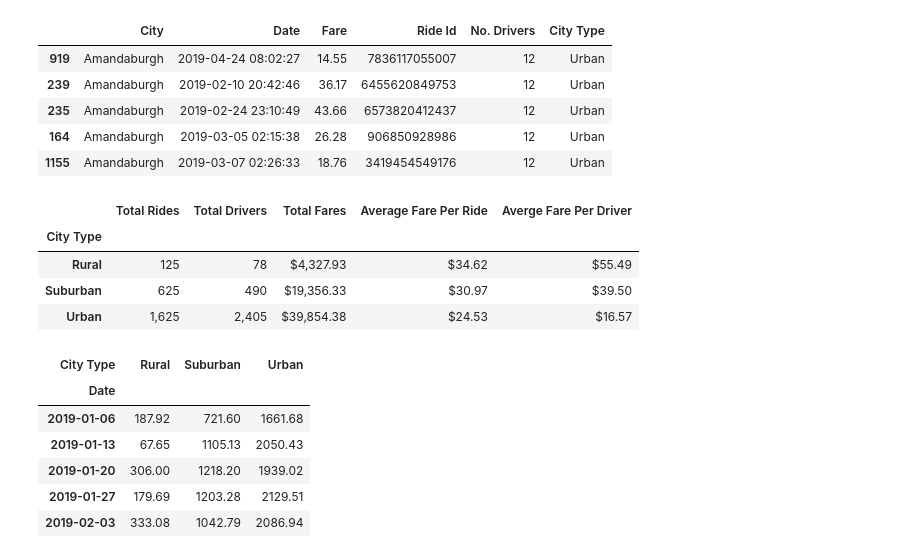
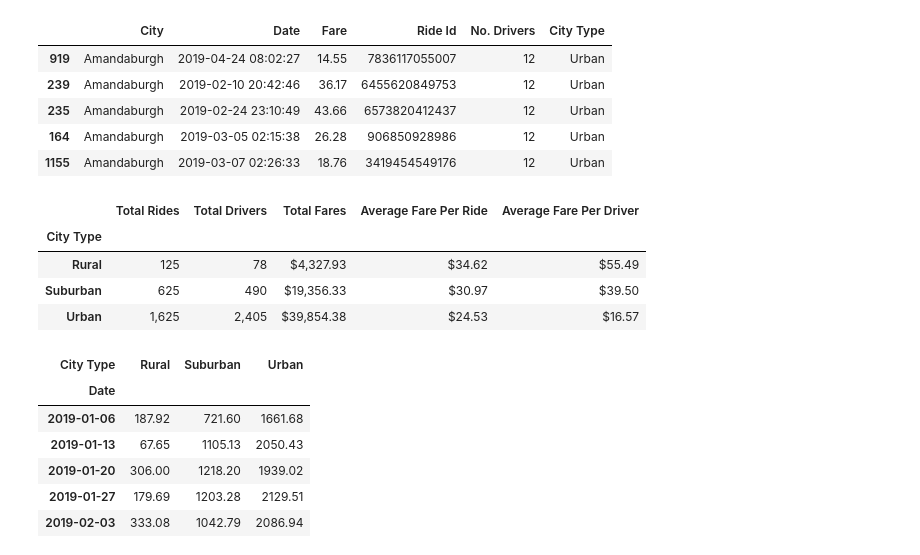
Before and after one commit to berndab/pyber_analysis, a Jupyter notebook: PyBer_Analysis.ipynb, the cells around one changed output. Drawn from its saved outputs; the diff is of its cells as text; code cells hidden in the pictures.

Commit message:
Fixed spelling mistake in summary table

```diff
--- a/PyBer_Analysis.ipynb
+++ b/PyBer_Analysis.ipynb
@@ -206,25 +206,25 @@ per_city_type_avg_fare_per_driver = per_city_type_total_fares / per_city_type_to
 # %%
 data_frame_series_dict = {
                             'Total Rides'             :per_city_type_total_rides,
                             'Total Drivers'           :per_city_type_total_drivers,
                             'Total Fares'             :per_city_type_total_fares,
                             'Average Fare Per Ride'   :per_city_type_avg_fare_per_ride,
-                            'Averge Fare Per Driver'  :per_city_type_avg_fare_per_driver
+                            'Average Fare Per Driver' :per_city_type_avg_fare_per_driver
                          }
 
 pyber_summary_results_df = pd.DataFrame(data_frame_series_dict)
 
 # Formating the PyBer results summary data frame columns
-pyber_summary_results_df['Total Rides']            = pyber_summary_results_df['Total Rides'].map("{:,}".format)
-pyber_summary_results_df['Total Drivers']          = pyber_summary_results_df['Total Drivers'].map("{:,}".format)
-pyber_summary_results_df['Total Fares']            = pyber_summary_results_df['Total Fares'].map("${:,.2f}".format)
-pyber_summary_results_df['Average Fare Per Ride']  = pyber_summary_results_df['Average Fare Per Ride'].map("${:.2f}".format)
-pyber_summary_results_df['Averge Fare Per Driver'] = pyber_summary_results_df['Averge Fare Per Driver'].map("${:.2f}".format)
+pyber_summary_results_df['Total Rides']             = pyber_summary_results_df['Total Rides'].map("{:,}".format)
+pyber_summary_results_df['Total Drivers']           = pyber_summary_results_df['Total Drivers'].map("{:,}".format)
+pyber_summary_results_df['Total Fares']             = pyber_summary_results_df['Total Fares'].map("${:,.2f}".format)
+pyber_summary_results_df['Average Fare Per Ride']   = pyber_summary_results_df['Average Fare Per Ride'].map("${:.2f}".format)
+pyber_summary_results_df['Average Fare Per Driver'] = pyber_summary_results_df['Average Fare Per Driver'].map("${:.2f}".format)
 
 
 pyber_summary_results_df.head()
 # %% [output]
-|  | Total Rides | Total Drivers | Total Fares | Average Fare Per Ride | Averge Fare Per Driver |
+|  | Total Rides | Total Drivers | Total Fares | Average Fare Per Ride | Average Fare Per Driver |
 | City Type |  |  |  |  |  |
 | Rural | 125 | 78 | $4,327.93 | $34.62 | $55.49 |
 | Suburban | 625 | 490 | $19,356.33 | $30.97 | $39.50 |
```
Also changed, not shown: 1 other file.
